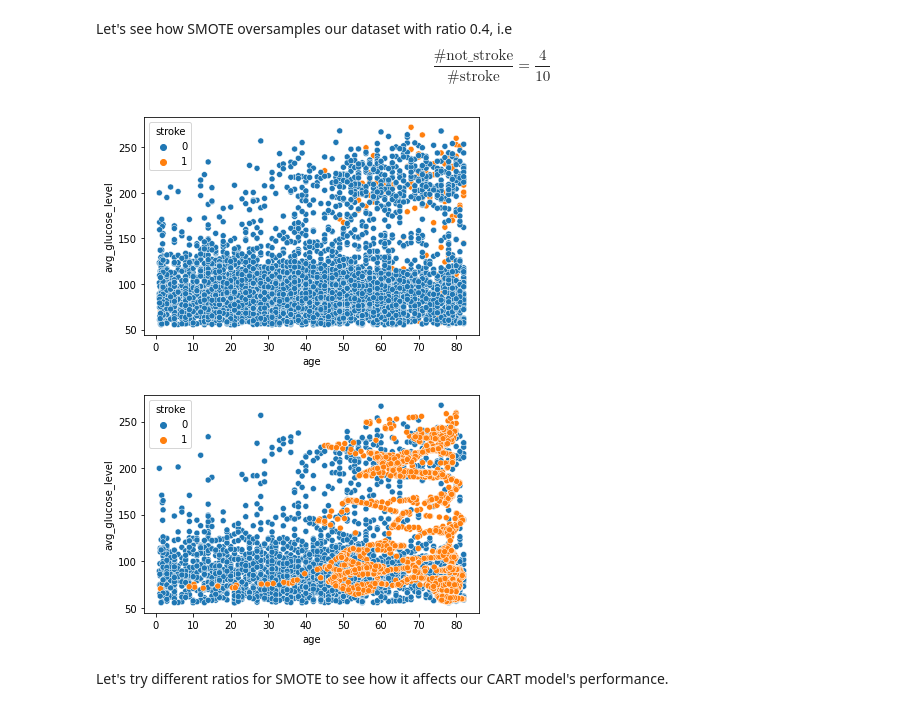
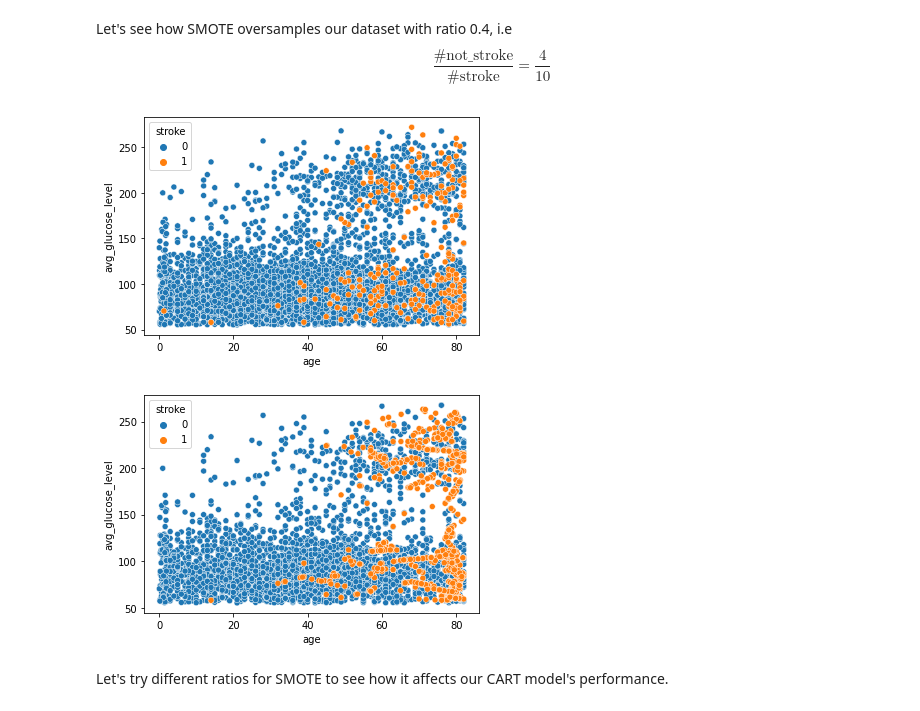
Before and after one commit to LapTQ/IT31903_123220_Group18_Stroke-prediction, a Jupyter notebook: cart.ipynb, the cells around one changed output. Drawn from its saved outputs; the diff is of its cells as text; code cells hidden in the pictures.

```diff
--- a/cart.ipynb
+++ b/cart.ipynb
@@ -42,7 +42,7 @@ pd.set_option('precision', 3)
 # %%
 filename = "healthcare-dataset-stroke-data.csv"
 data = pd.read_csv(filename, index_col="id")
-features = ['gender', 'age', 'hypertension', 'heart_disease', 'ever_married', 'work_type', 'Residence_type', 'avg_glucose_level', 'bmi', 'smoking_status']
+features = ['age', 'avg_glucose_level', 'bmi', 'smoking_status', 'gender', 'hypertension', 'heart_disease', 'ever_married', 'work_type', 'Residence_type']   #
 target = 'stroke'
 # %% [markdown]
 # 2. Summarize Data
@@ -118,17 +150,17 @@ Downhere, we'll mark columns which have number of unique values less than 1% of
 # %% [markdown]
 ### Determine Numerical and Categorical Features
 # %%
+data = data[data['gender'] != "Other"]
 # determine by percentage of unique values
 categorical_ix = []
 numerical_ix = []
 n_uniques = data.nunique()
-for col in data.columns:
-    if col != 'stroke':
-        percentage = n_uniques[col]/data.shape[0] * 100
-        if percentage < 1:
-            categorical_ix.append(col)
-        else:
-            numerical_ix.append(col)
+for col in features:
+    percentage = n_uniques[col]/data.shape[0] * 100
+    if percentage < 1:
+        categorical_ix.append(col)
+    else:
+        numerical_ix.append(col)
 print("Categorical:", categorical_ix)
 print("Numerical:", numerical_ix)
 # %% [output]
@@ -408,23 +444,25 @@ $$\frac{\# \text{not_stroke}}{\# \text{stroke}} = \frac{4}{10}$$
 # %%
 # Before SMOTE
 transformer = ColumnTransformer([('SimpleImputer', SimpleImputer(), numerical_ix),
                                  ('OrdinalEncoder', OrdinalEncoder(), categorical_ix)],
                                 remainder='passthrough')
 
-seaborn.scatterplot(data=data, x='age', y='avg_glucose_level', hue='stroke')
+seaborn.scatterplot(data=data.sort_values('stroke'), x='age', y='avg_glucose_level', hue='stroke')
+pyplot.savefig("before_SMOTE.png")
 pyplot.show()
 
 # After SMOTE
 smote = Pipeline([('Trans', transformer),
-                  ('SMOTE', SMOTE(sampling_strategy=0.4))])
+                  ('SMOTE', SVMSMOTE(sampling_strategy=0.4))])
 X_over, Y_over = smote.fit_resample(X_train, Y_train)
 data_over = pd.DataFrame(data=X_over, columns=numerical_ix + categorical_ix)
 data_over['stroke'] = Y_over
-seaborn.scatterplot(data=data_over, x='age', y='avg_glucose_level', hue='stroke')
+seaborn.scatterplot(data=data_over.sort_values('stroke'), x='age', y='avg_glucose_level', hue='stroke')
+pyplot.savefig("after_SMOTE.png")
 pyplot.show()
 # %% [output]
-[figure, old version]
+[figure, new version]
-[figure, old version]
+[figure, new version]
 # %% [markdown]
 Let's try different ratios for SMOTE to see how it affects our CART model's performance.
 # %%
```
Also changed, not shown: parts of 27 cells of this notebook, 10 other files.
